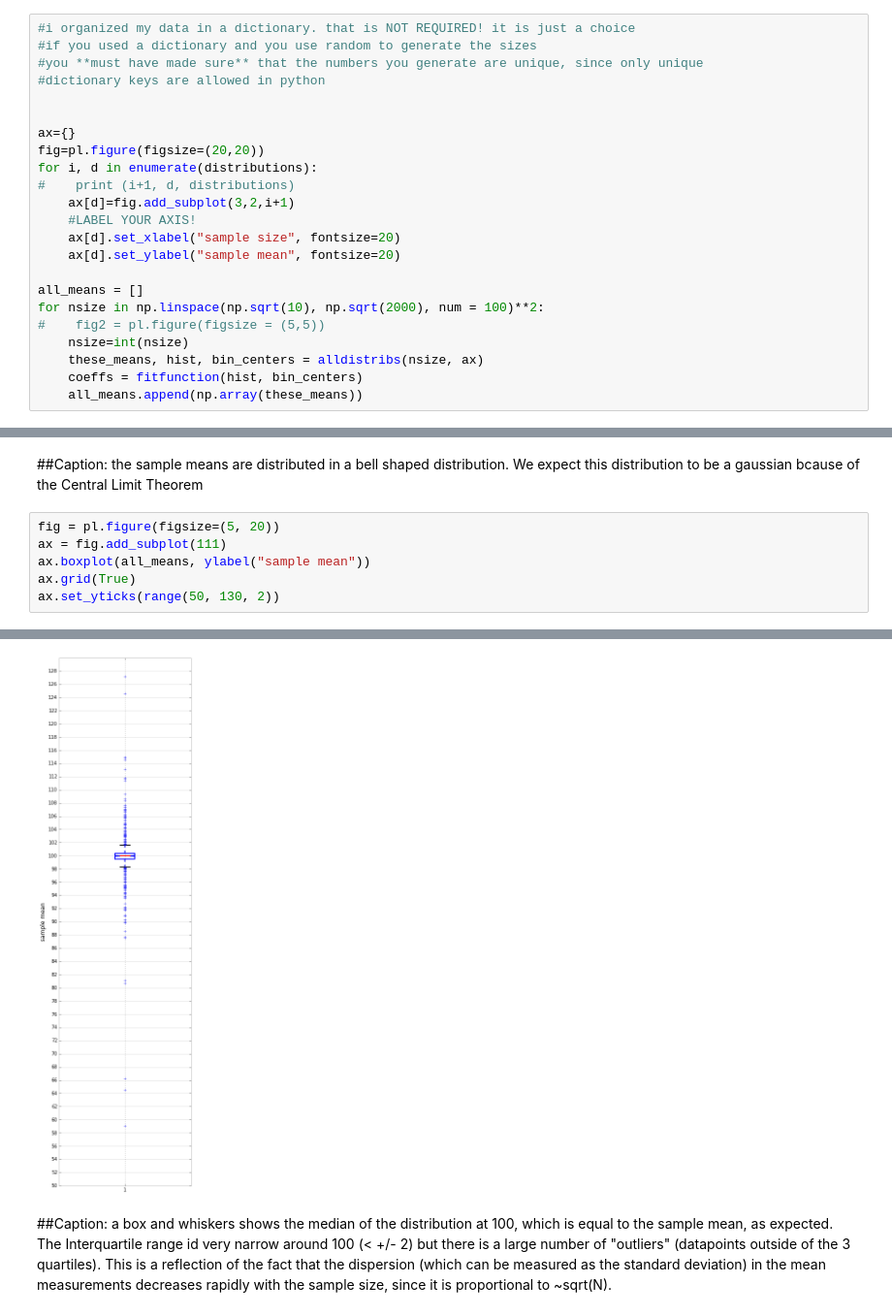
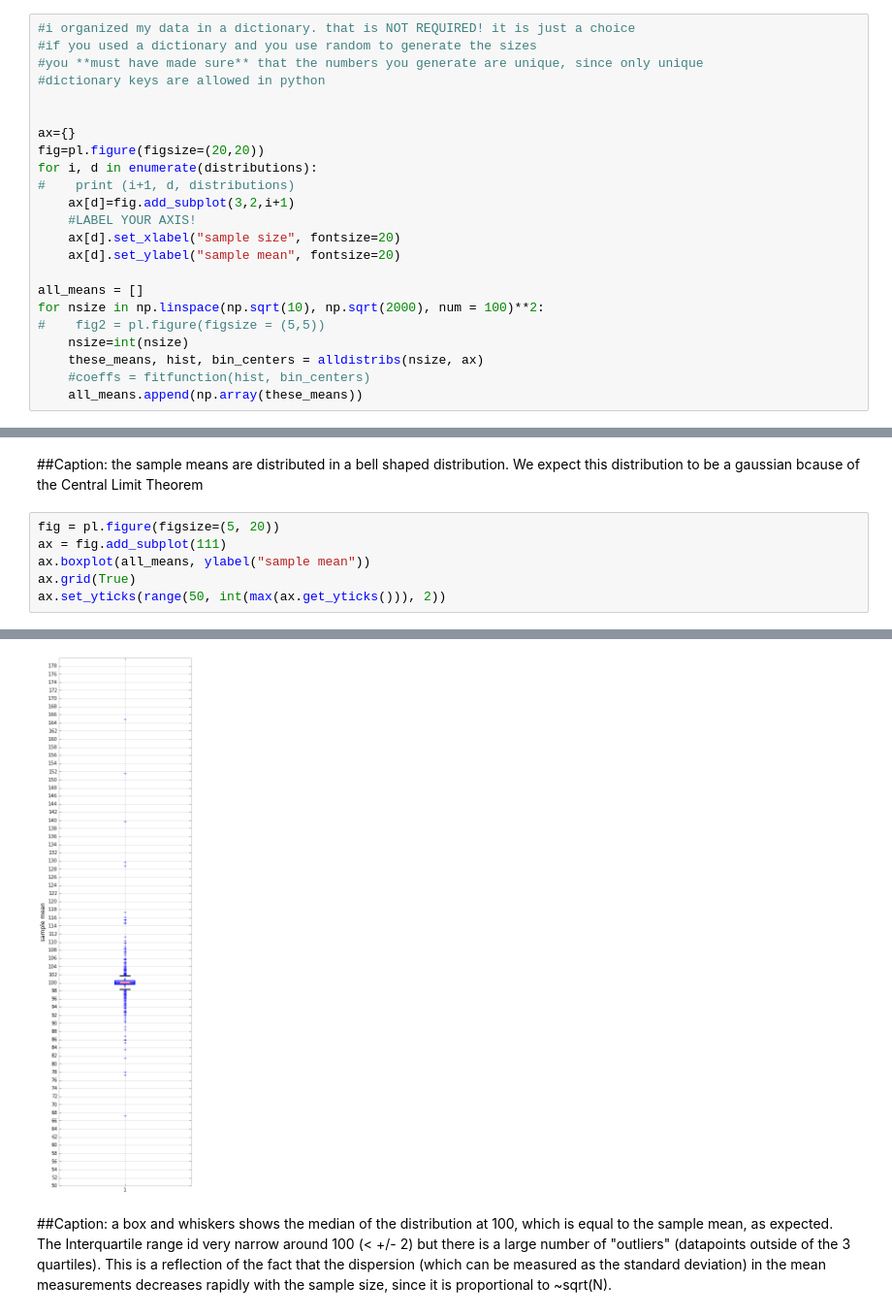
Before and after one commit to hannahkates/PUI2015_hkates, a Jupyter notebook: HW3/assignment1_distributions_solution.ipynb, the cells around one changed output, grey strips where cells are left out. Shown at 97% size. Saved outputs shown, nothing was run; the diff lists cells and outputs as text.

```diff
--- a/HW3/assignment1_distributions_solution.ipynb
+++ b/HW3/assignment1_distributions_solution.ipynb
@@ -118,6 +118,6 @@ for nsize in np.linspace(np.sqrt(10), np.sqrt(2000), num = 100)**2:
 #    fig2 = pl.figure(figsize = (5,5))
     nsize=int(nsize)
     these_means, hist, bin_centers = alldistribs(nsize, ax)
-    coeffs = fitfunction(hist, bin_centers)
+    #coeffs = fitfunction(hist, bin_centers)
     all_means.append(np.array(these_means))
 # %% [output]
@@ -145,7 +145,7 @@ fig = pl.figure(figsize=(5, 20))
 ax = fig.add_subplot(111)
 ax.boxplot(all_means, ylabel("sample mean"))
 ax.grid(True)
-ax.set_yticks(range(50, 130, 2))
+ax.set_yticks(range(50, int(max(ax.get_yticks())), 2))
 # %% [output]
 [<matplotlib.axis.YTick at 0x...>,
  <matplotlib.axis.YTick at 0x...>,
@@ -163,8 +163,8 @@ ax.set_yticks(range(50, 130, 2))
  <matplotlib.axis.YTick at 0x...>,
  <matplotlib.axis.YTick at 0x...>,
  <matplotlib.axis.YTick at 0x...>,
  <matplotlib.axis.YTick at 0x...>]
-[figure, old version]
+[figure, new version]
 # %% [markdown]
 ##Caption:
 a box and whiskers shows the median of the distribution at 100, which is equal to the sample mean, as expected. The Interquartile range id very narrow around 100 (< +/- 2) but there is a large number of "outliers" (datapoints outside of the 3 quartiles). This is a reflection of the fact that the dispersion (which can be measured as the standard deviation) in the mean measurements decreases rapidly with the sample size, since it is proportional to ~sqrt(N).
```
Also changed, not shown: parts of 5 cells of this notebook, 1 other file.
